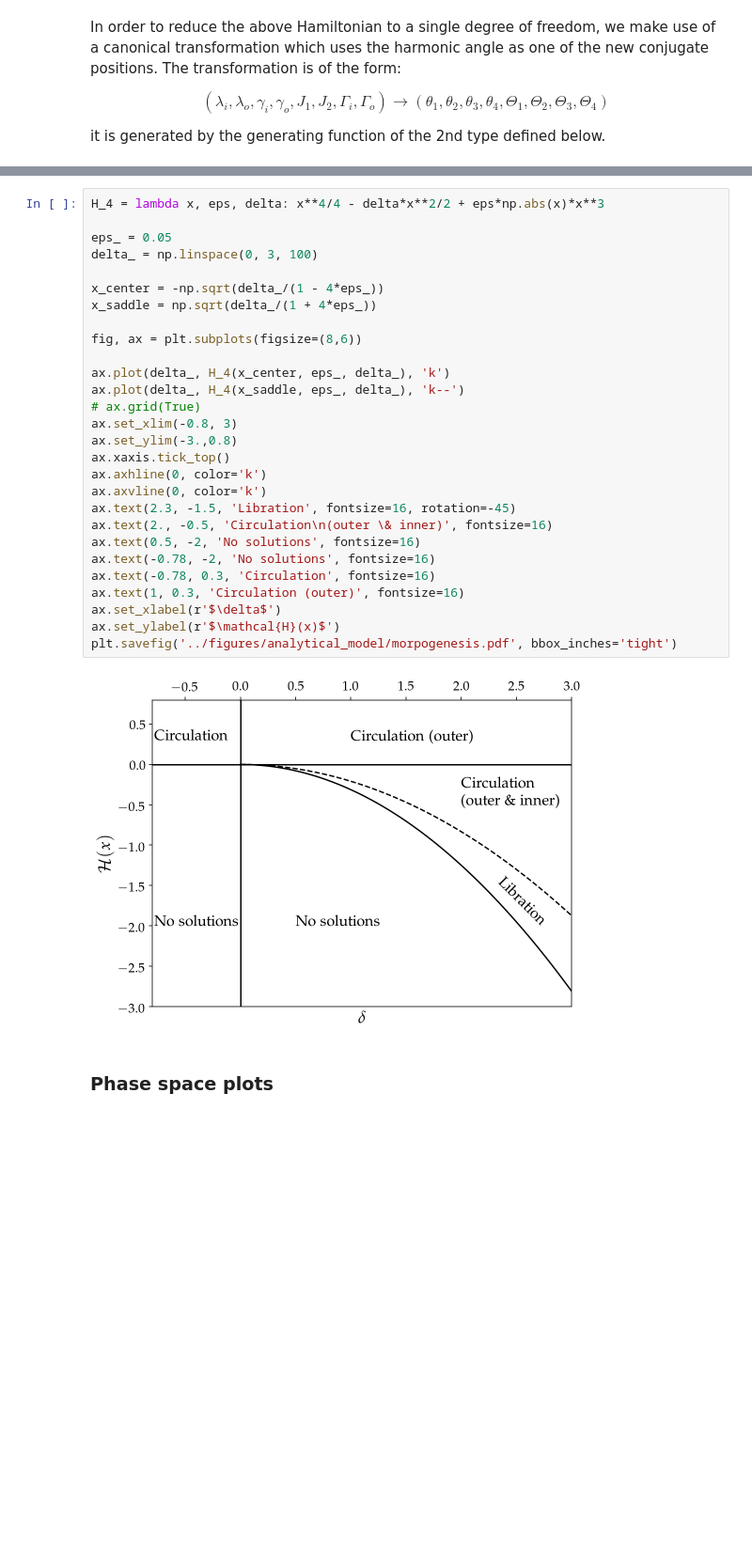
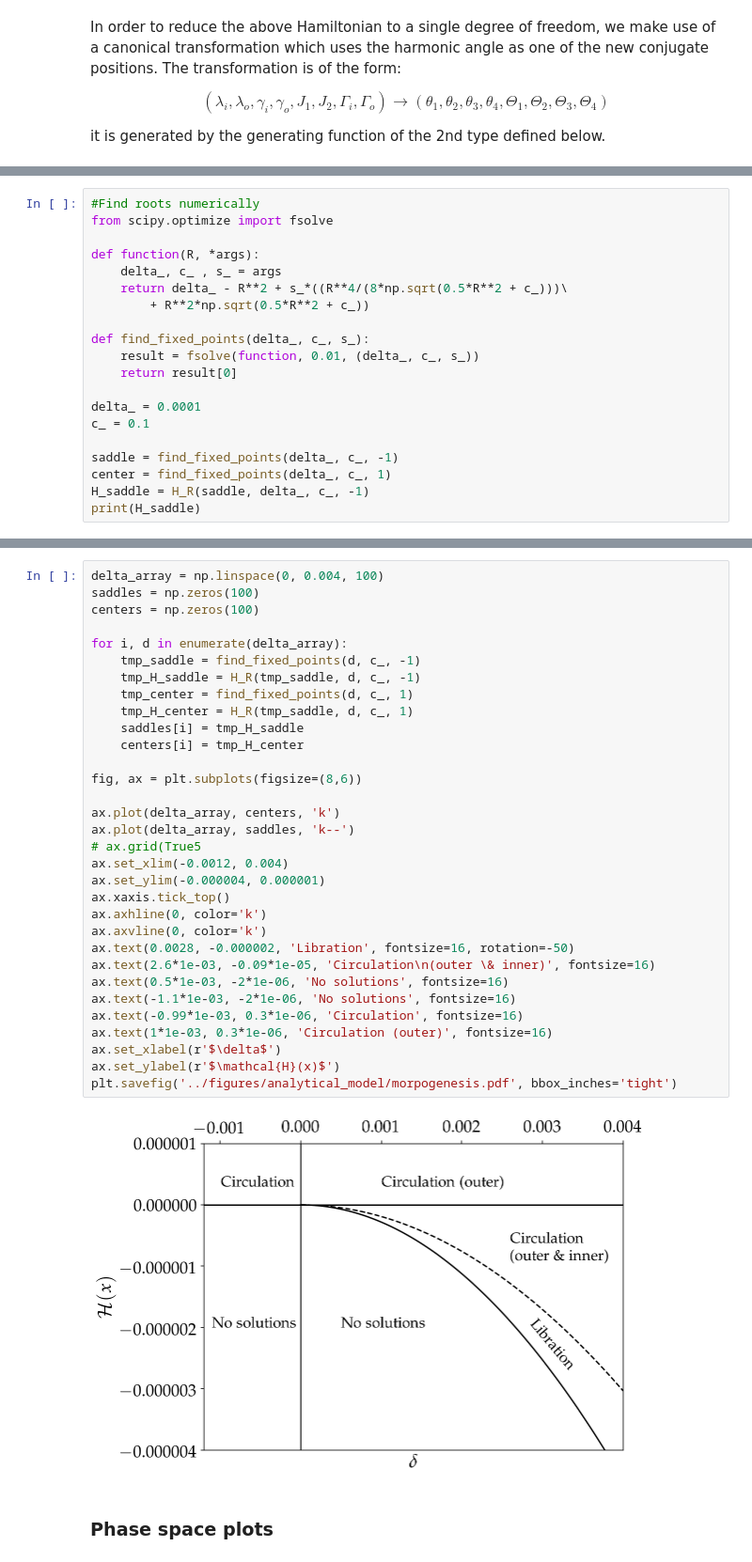
Before and after one commit to fbartolic/master_thesis, a Jupyter notebook: notebooks/theoretical_model/resonant_hamiltonian.ipynb, the cells around one changed output, grey strips where cells are left out. Shown at 94% size. Drawn from its saved outputs; the diff is of its cells as text; blank space fills up the shorter version.

```diff
--- a/notebooks/theoretical_model/resonant_hamiltonian.ipynb
+++ b/notebooks/theoretical_model/resonant_hamiltonian.ipynb
@@ -455,0 +404,20 @@ From the equation for the location of fixed points, it follows that there is one
+# %%
+#Find roots numerically
+from scipy.optimize import fsolve
+
+def function(R, *args):
+    delta_, c_ , s_ = args
+    return delta_ - R**2 + s_*((R**4/(8*np.sqrt(0.5*R**2 + c_)))\
+        + R**2*np.sqrt(0.5*R**2 + c_))
+
+def find_fixed_points(delta_, c_, s_):
+    result = fsolve(function, 0.01, (delta_, c_, s_))
+    return result[0]
+
+delta_ = 0.0001
+c_ = 0.1
+
+saddle = find_fixed_points(delta_, c_, -1)
+center = find_fixed_points(delta_, c_, 1)
+H_saddle = H_R(saddle, delta_, c_, -1)
+print(H_saddle)
@@ -456,33 +428,37 @@ From the equation for the location of fixed points, it follows that there is one
 # %%
-H_4 = lambda x, eps, delta: x**4/4 - delta*x**2/2 + eps*np.abs(x)*x**3
+delta_array = np.linspace(0, 0.004, 100)
+saddles = np.zeros(100)
+centers = np.zeros(100)
 
-eps_ = 0.05
-delta_ = np.linspace(0, 3, 100)
-
-x_center = -np.sqrt(delta_/(1 - 4*eps_))
-x_saddle = np.sqrt(delta_/(1 + 4*eps_))
+for i, d in enumerate(delta_array):
+    tmp_saddle = find_fixed_points(d, c_, -1)
+    tmp_H_saddle = H_R(tmp_saddle, d, c_, -1)
+    tmp_center = find_fixed_points(d, c_, 1)
+    tmp_H_center = H_R(tmp_saddle, d, c_, 1)
+    saddles[i] = tmp_H_saddle
+    centers[i] = tmp_H_center
 
 fig, ax = plt.subplots(figsize=(8,6))
 
-ax.plot(delta_, H_4(x_center, eps_, delta_), 'k')
-ax.plot(delta_, H_4(x_saddle, eps_, delta_), 'k--')
-# ax.grid(True)
-ax.set_xlim(-0.8, 3)
-ax.set_ylim(-3.,0.8)
+ax.plot(delta_array, centers, 'k')
+ax.plot(delta_array, saddles, 'k--')
+# ax.grid(True5
+ax.set_xlim(-0.0012, 0.004)
+ax.set_ylim(-0.000004, 0.000001)
 ax.xaxis.tick_top()
 ax.axhline(0, color='k')
 ax.axvline(0, color='k')
-ax.text(2.3, -1.5, 'Libration', fontsize=16, rotation=-45)
-ax.text(2., -0.5, 'Circulation\n(outer \& inner)', fontsize=16)
-ax.text(0.5, -2, 'No solutions', fontsize=16)
-ax.text(-0.78, -2, 'No solutions', fontsize=16)
-ax.text(-0.78, 0.3, 'Circulation', fontsize=16)
-ax.text(1, 0.3, 'Circulation (outer)', fontsize=16)
+ax.text(0.0028, -0.000002, 'Libration', fontsize=16, rotation=-50)
+ax.text(2.6*1e-03, -0.09*1e-05, 'Circulation\n(outer \& inner)', fontsize=16)
+ax.text(0.5*1e-03, -2*1e-06, 'No solutions', fontsize=16)
+ax.text(-1.1*1e-03, -2*1e-06, 'No solutions', fontsize=16)
+ax.text(-0.99*1e-03, 0.3*1e-06, 'Circulation', fontsize=16)
+ax.text(1*1e-03, 0.3*1e-06, 'Circulation (outer)', fontsize=16)
 ax.set_xlabel(r'$\delta$')
 ax.set_ylabel(r'$\mathcal{H}(x)$')
 plt.savefig('../figures/analytical_model/morpogenesis.pdf', bbox_inches='tight')
 # %% [output]
-[figure, old version]
+[figure, new version]
 # %% [markdown]
 ### Phase space plots
 # %%
```
Also changed, not shown: parts of 65 cells of this notebook, 8 other files.
